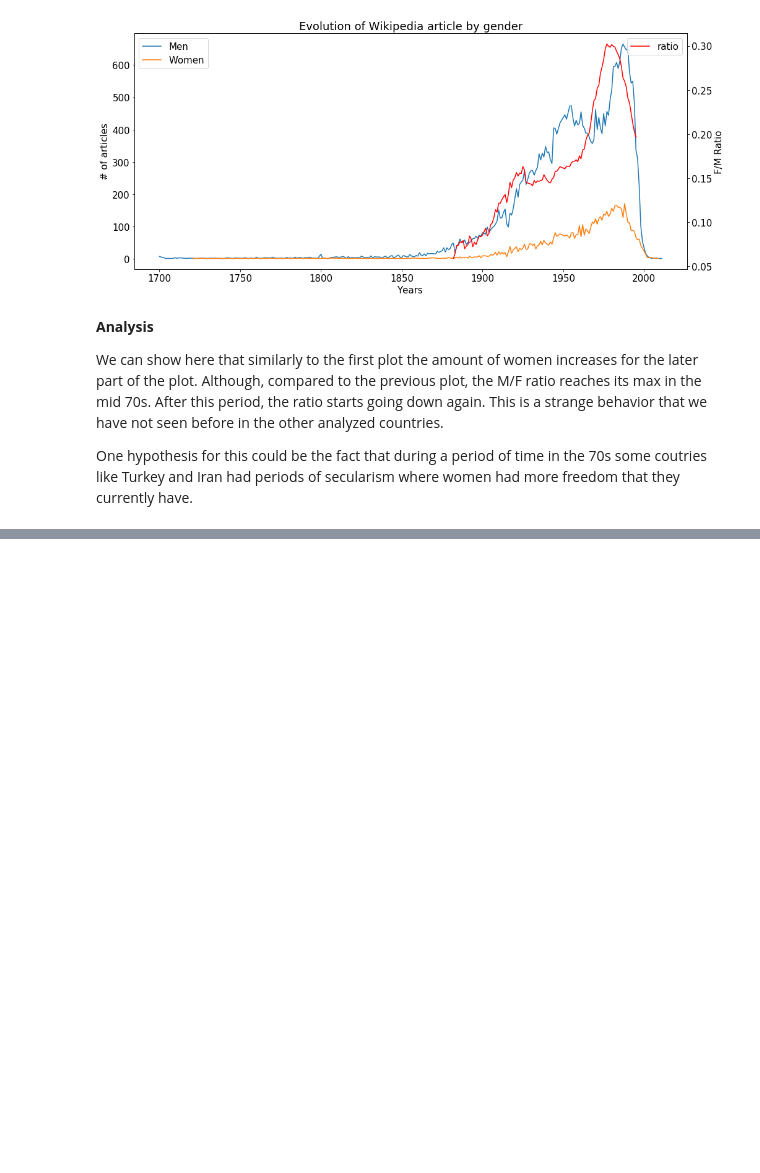
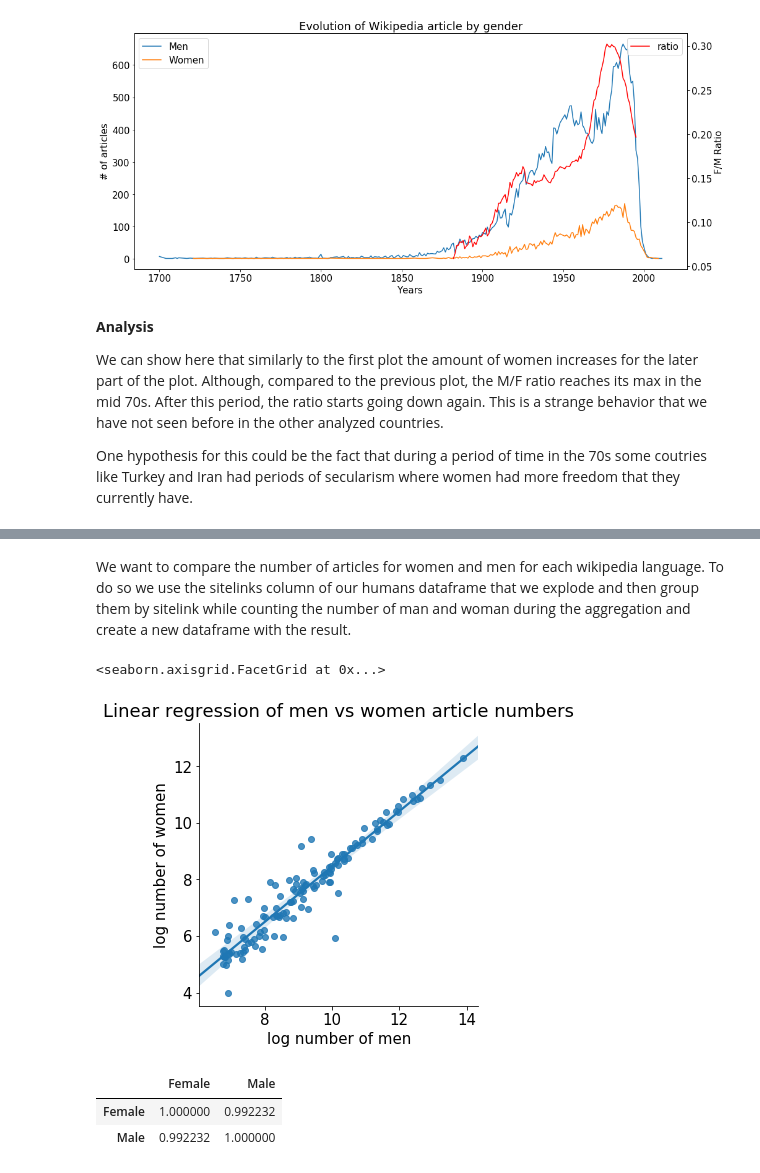
Before and after one commit to emilebourban/ADA-Project, a Jupyter notebook: Project-Final.ipynb, the cells around one changed output, grey strips where cells are left out. Drawn from its saved outputs; the diff is of its cells as text; code cells hidden in the pictures; blank space fills up the shorter version.

```diff
--- a/Project-Final.ipynb
+++ b/Project-Final.ipynb
@@ -558,3 +570,5 @@ plt.savefig(FIG_PATH+r"AR_men_women.png")
 We can show here that similarly to the first plot the amount of women increases for the later part of the plot. Although, compared to the previous plot, the M/F ratio reaches its max in the mid 70s. After this period, the ratio starts going down again. This is a strange behavior that we have not seen before in the other analyzed countries.
 
 One hypothesis for this could be the fact that during a period of time in the 70s some coutries like Turkey and Iran had periods of secularism where women had more freedom that they currently have.
+# %%
+humans = humans.select(F.col('BirthYear').alias('Birth'), F.col('BirthPlace'), F.col('Citizenships'), F.col('Death'), F.col('Gender'), F.col('Id'), F.col('Name'), F.col('Occupations'), F.col('Sitelinks'))
@@ -560,0 +617,33 @@ One hypothesis for this could be the fact that during a period of time in the 70
+# %% [markdown]
+We want to compare the number of articles for women and men for each wikipedia language. To do so we use the sitelinks column of our humans dataframe that we explode and then group them by sitelink while counting the number of man and woman during the aggregation and create a new dataframe with the result.
+# %%
+sitelinks_gender = spark.createDataFrame(humans.withColumn('sitelinks', F.explode('sitelinks'))
+                                         .groupBy('sitelinks').agg(F.collect_list("Gender")).rdd
+                                         .map(lambda r: Row(sitelinks = r[0], Male = r[1].count('male'),
+                                                                              Female = r[1].count('female')))
+                                         .filter(lambda r: r[2].endswith('wiki')))  #
+# %%
+sitelinks_pd = sitelinks_gender.toPandas()
+sitelinks_pd['Total'] = sitelinks_pd[['Male','Female']].sum(axis=1, numeric_only =True)
+sitelinks_pd['Ratio_w'] = sitelinks_pd['Female'].div(sitelinks_pd['Total'])
+sitelinks_pd = sitelinks_pd[sitelinks_pd['Total']>1000]
+# %%
+# now plot the scatter of number of men vs women in each wikipedia language.
+
+# We create columns with the log of the number for a log-log plot
+sitelinks_pd['log number of men'] = sitelinks_pd['Male'].apply(np.log)
+sitelinks_pd['log number of women'] = sitelinks_pd['Female'].apply(np.log)
+
+# create scatter plot with linear regression with 99.99% confidence interval calculated by bootstrapping
+ax = sns.lmplot(x='log number of men',y='log number of women', data=sitelinks_pd, fit_reg=True, ci=99.99, n_boot=10000)
+ax.set(title='Linear regression of men vs women article numbers')
+# %% [output]
+<seaborn.axisgrid.FacetGrid at 0x...>
+[figure, added]
+# %%
+# Calculating pearson correlation coefficient
+sitelinks_pd[['Female','Male']].corr(method='pearson' )
+# %% [output]
+|  | Female | Male |
+| Female | 1.000000 | 0.992232 |
+| Male | 0.992232 | 1.000000 |
```
Also changed, not shown: parts of 25 cells of this notebook.
